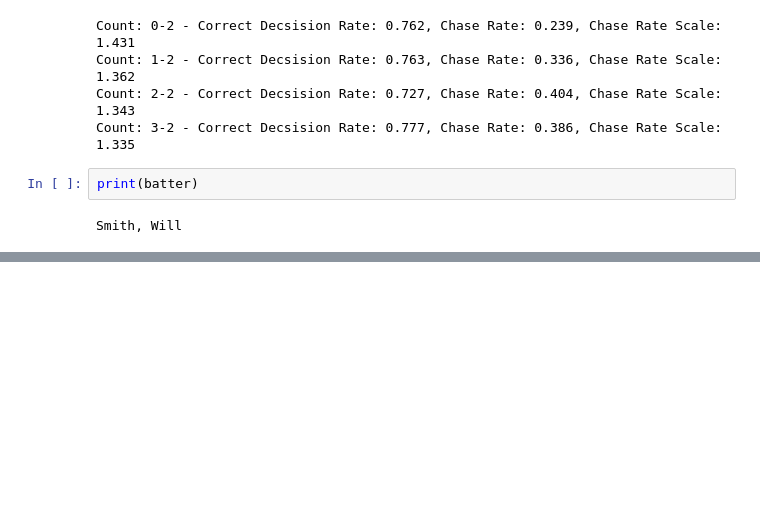
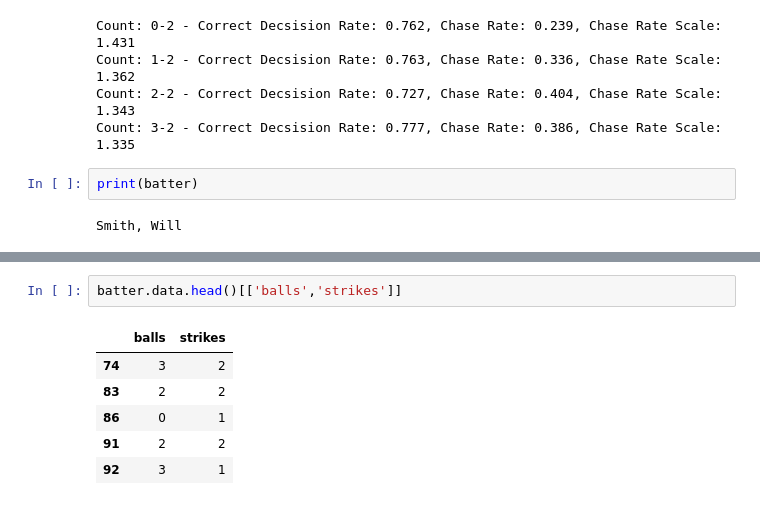
Before and after one commit to jhowenstein/statcast-batter-analysis, a Jupyter notebook: Gaussian Plotting Dev.ipynb, the cells around one changed output, grey strips where cells are left out. Saved outputs shown, nothing was run; the diff lists cells and outputs as text; blank space fills up the shorter version.

```diff
--- a/Gaussian Plotting Dev.ipynb
+++ b/Gaussian Plotting Dev.ipynb
@@ -624,0 +713,9 @@ for value in approach_scores.values():
+# %%
+batter.data.head()[['balls','strikes']]
+# %% [output]
+|  | balls | strikes |
+| 74 | 3 | 2 |
+| 83 | 2 | 2 |
+| 86 | 0 | 1 |
+| 91 | 2 | 2 |
+| 92 | 3 | 1 |
```
Also changed, not shown: parts of 35 cells of this notebook, 1 other file.
